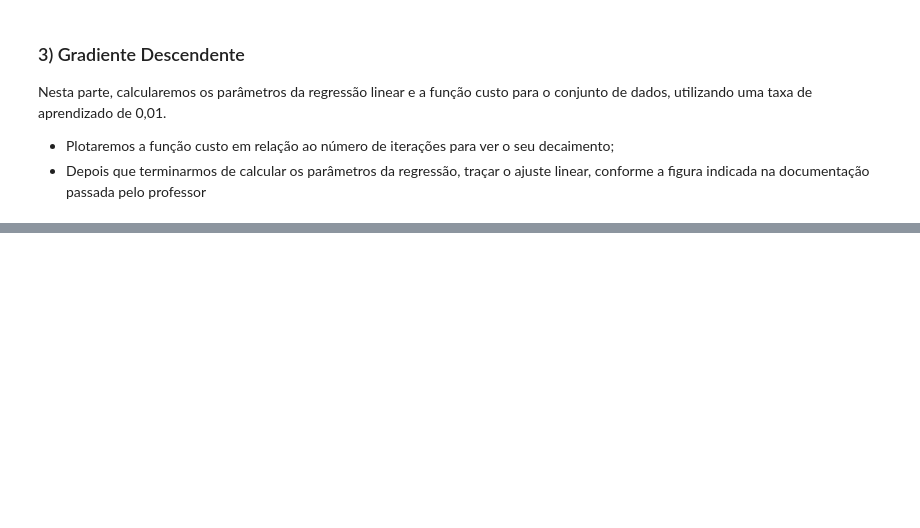
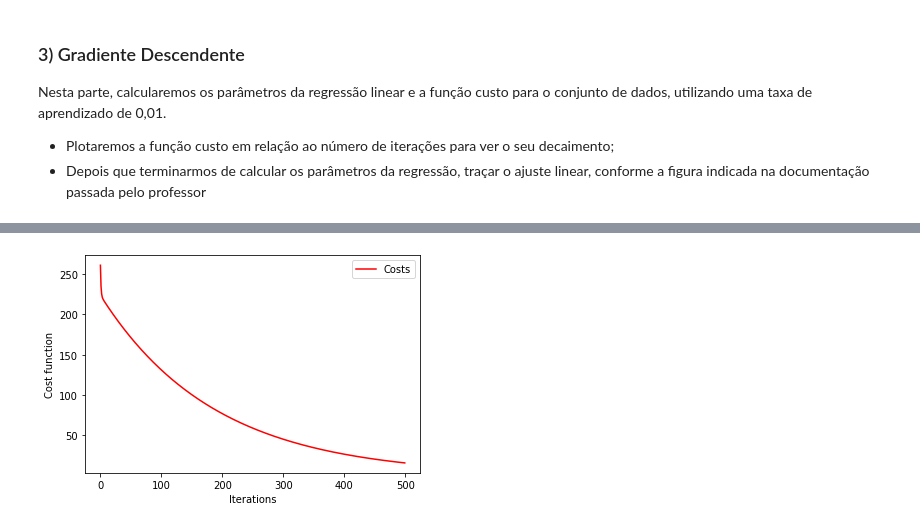
Before and after one commit to GabrielNegreirosLima/artificial-intelligence, a Jupyter notebook: linear_regression_one_and_many_variables/RegressaoLinearUmaEMaisVariaveis.ipynb, the cells around one changed output, grey strips where cells are left out. Cells and saved outputs as stored; diff of their text form; code cells hidden in the pictures; blank space fills up the shorter version.

```diff
--- a/linear_regression_one_and_many_variables/RegressaoLinearUmaEMaisVariaveis.ipynb
+++ b/linear_regression_one_and_many_variables/RegressaoLinearUmaEMaisVariaveis.ipynb
@@ -106,0 +104,10 @@ plt.show()
+# %%
+## Funcao custo
+epochs_x = np.arange(num_epochs)
+plt.plot(epochs_x, costs_epoch, label="Costs", c="red")
+plt.xlabel("Iterations")
+plt.ylabel("Cost function")
+plt.legend()
+plt.show()
+# %% [output]
+[figure, added]
```
Also changed, not shown: parts of 19 cells of this notebook.
